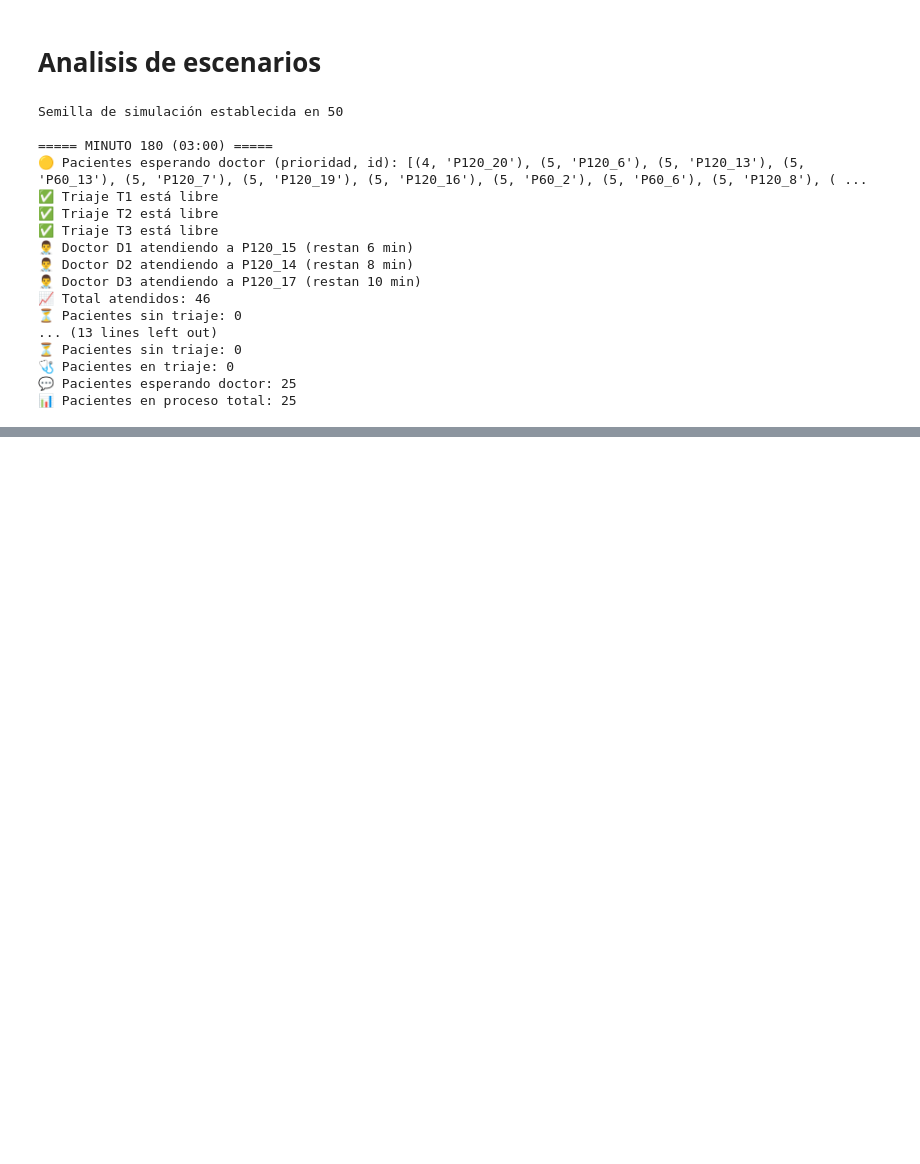
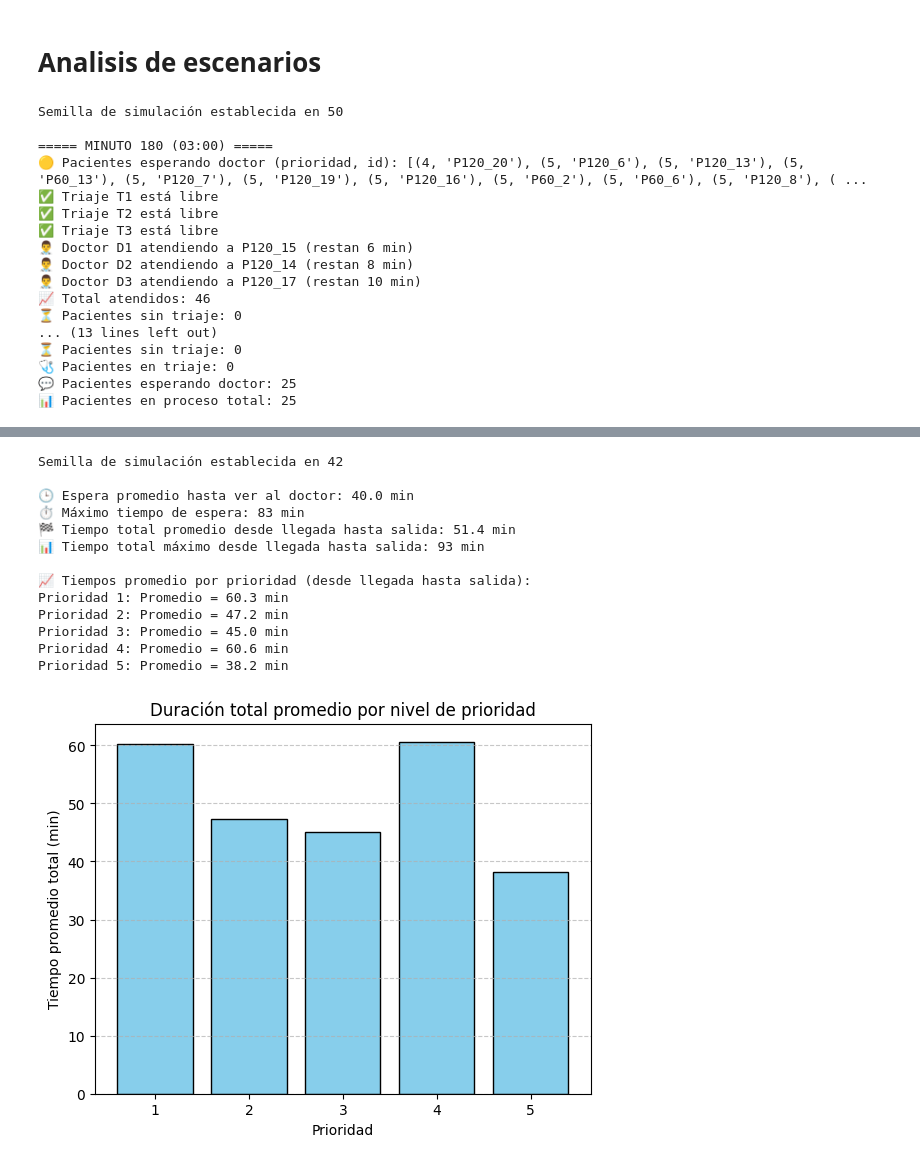
Before and after one commit to stefymojica/MACC, a Jupyter notebook: modelo_clinico.ipynb, the cells around one changed output, grey strips where cells are left out. Drawn from its saved outputs; the diff is of its cells as text; code cells hidden in the pictures; blank space fills up the shorter version.

Commit message:
adicionando escenarios de tiempos de espera para las prioridades

```diff
--- a/modelo_clinico.ipynb
+++ b/modelo_clinico.ipynb
@@ -289,8 +285,9 @@ class Clinica(Model):
             print("\n📈 Tiempos promedio por prioridad (desde llegada hasta salida):")
             for prioridad, tiempos in tiempos_por_prioridad.items():
                 if tiempos:
-                    print(f"Prioridad {prioridad}: Promedio = {statistics.mean(tiempos):.1f} min | "
-                          f"Desviación = {statistics.stdev(tiempos) if len(tiempos) > 1 else 0:.1f} min")
+                    print(f"Prioridad {prioridad}: Promedio = {statistics.mean(tiempos):.1f} min")
+        self.tiempos_por_prioridad = tiempos_por_prioridad
+
 
     def graficar_metricas(self):
         horas = self.metricas_por_hora["hora"]
@@ -392,2 +389,35 @@ Prioridad 5: Promedio = 70.8 min | Desviación = 56.2 min
 ---------
 [figure]
+# %%
+clinica = Clinica(n_doctores=3, n_triages=3, semilla=42)
+
+for _ in range(360):
+    clinica.step()
+
+clinica.resumen_tiempos()
+tiempos_por_prioridad = clinica.tiempos_por_prioridad
+
+prioridades = list(tiempos_por_prioridad.keys())
+promedios = [statistics.mean(v) if v else 0 for v in tiempos_por_prioridad.values()]
+
+plt.bar(prioridades, promedios, color='skyblue', edgecolor='black')
+plt.xlabel("Prioridad")
+plt.ylabel("Tiempo promedio total (min)")
+plt.title("Duración total promedio por nivel de prioridad")
+plt.grid(axis='y', linestyle='--', alpha=0.7)
+plt.show()
+# %% [output]
+Semilla de simulación establecida en 42
+
+🕒 Espera promedio hasta ver al doctor: 40.0 min
+⏱️ Máximo tiempo de espera: 83 min
+🏁 Tiempo total promedio desde llegada hasta salida: 51.4 min
+📊 Tiempo total máximo desde llegada hasta salida: 93 min
+
+📈 Tiempos promedio por prioridad (desde llegada hasta salida):
+Prioridad 1: Promedio = 60.3 min
+Prioridad 2: Promedio = 47.2 min
+Prioridad 3: Promedio = 45.0 min
+Prioridad 4: Promedio = 60.6 min
+Prioridad 5: Promedio = 38.2 min
+[figure, added]
```
Also changed, not shown: parts of 4 cells of this notebook.
